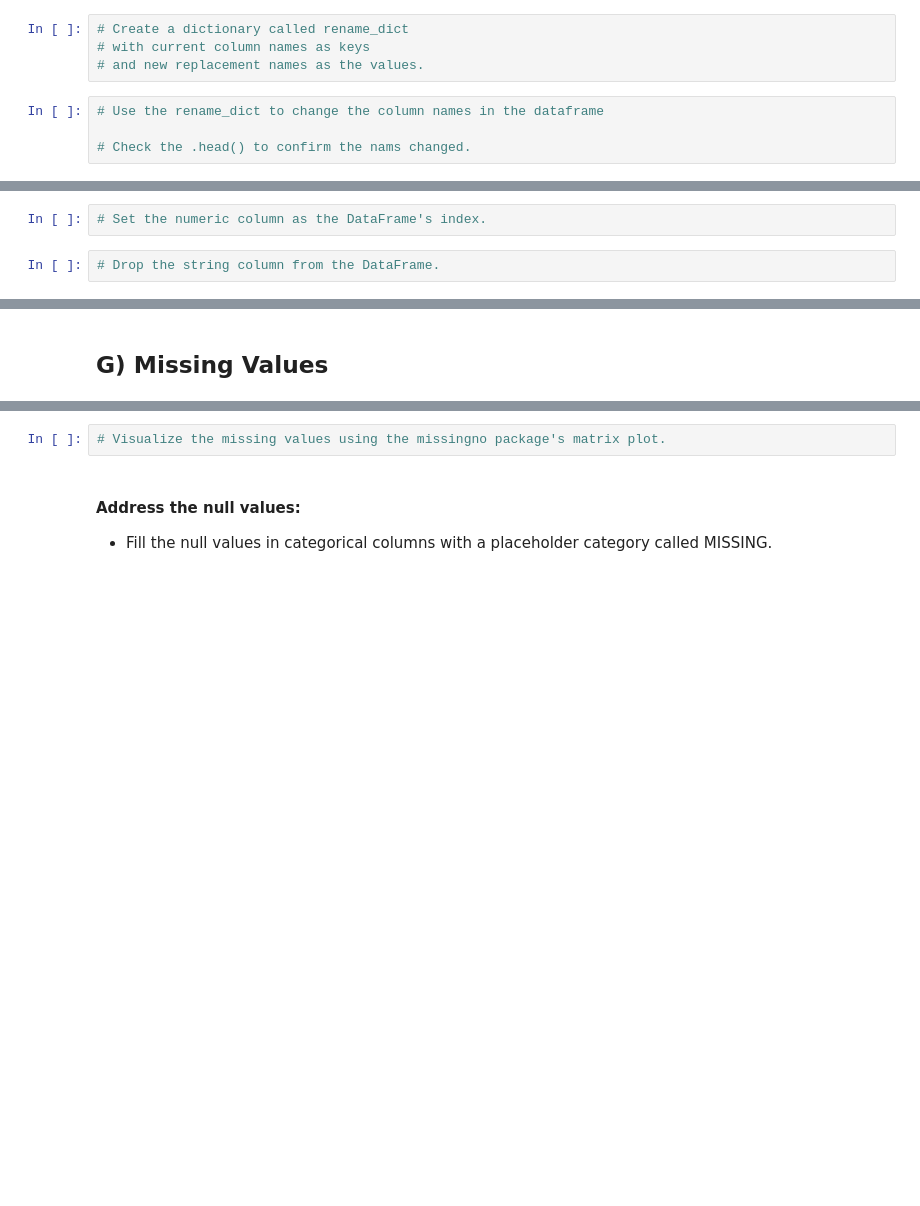
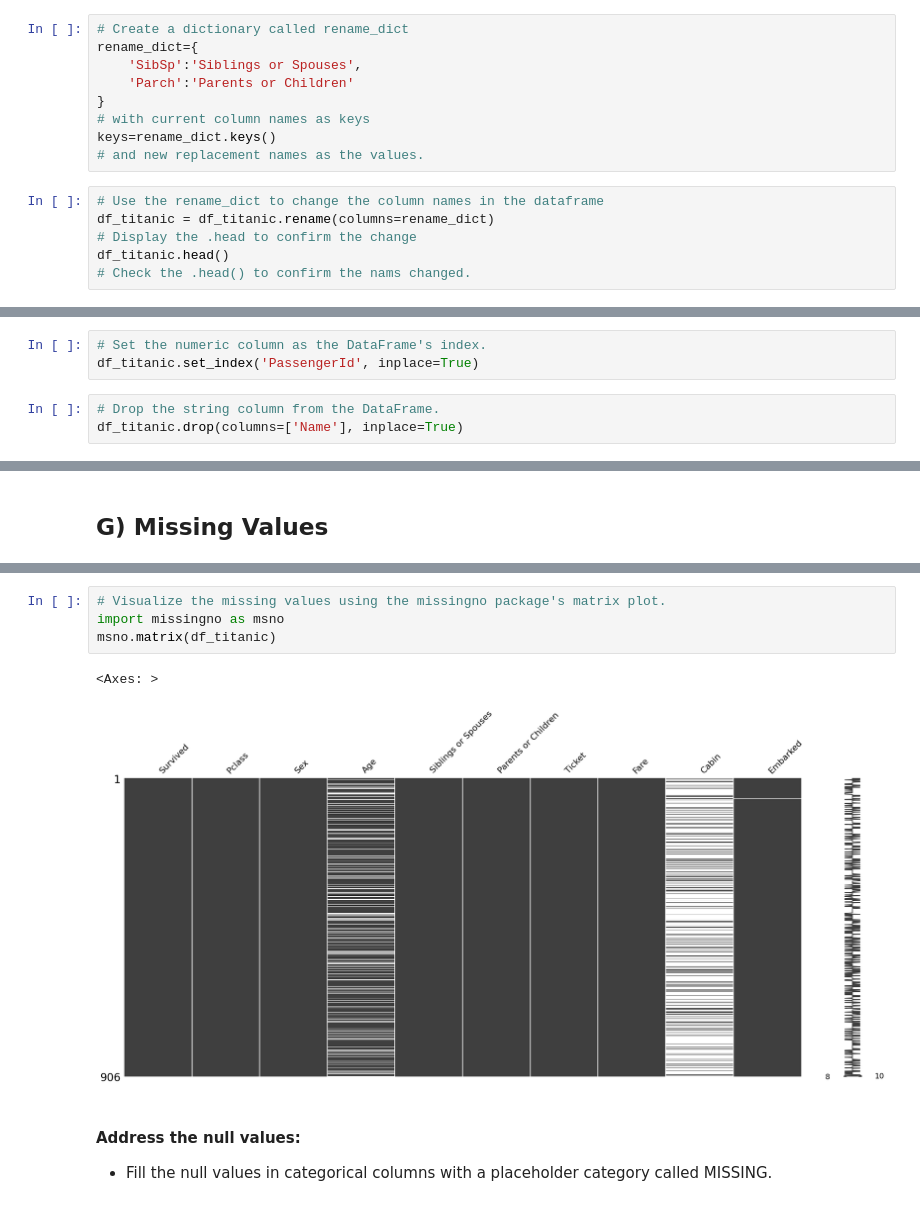
Before and after one commit to bahaa92-maker/prediction-of-product-sales, a Jupyter notebook: Data_Cleaning_Core_Starter_Notebook.ipynb, the cells around one changed output, grey strips where cells are left out. Saved outputs shown, nothing was run; the diff lists cells and outputs as text; blank space fills up the shorter version.

```diff
--- a/Data_Cleaning_Core_Starter_Notebook.ipynb
+++ b/Data_Cleaning_Core_Starter_Notebook.ipynb
@@ -167,9 +340,16 @@ In the cell below:
 - Rename the Parch as "Parents or Children"
 # %%
 # Create a dictionary called rename_dict
+rename_dict={
+    'SibSp':'Siblings or Spouses',
+    'Parch':'Parents or Children'
+}
 # with current column names as keys
+keys=rename_dict.keys()
 # and new replacement names as the values.
 # %%
 # Use the rename_dict to change the column names in the dataframe
-
+df_titanic = df_titanic.rename(columns=rename_dict)
+# Display the .head to confirm the change
+df_titanic.head()
 # Check the .head() to confirm the nams changed.
@@ -233,8 +446,10 @@ In the cell below:
   - Drop the string column from the DataFrame.
 # %%
 # Set the numeric column as the DataFrame's index.
+df_titanic.set_index('PassengerId', inplace=True)
 # %%
 # Drop the string column from the DataFrame.
+df_titanic.drop(columns=['Name'], inplace=True)
 # %% [markdown]
 ___
 # %% [markdown]
@@ -246,5 +491,10 @@ ___
 # %%
 # Visualize the missing values using the missingno package's matrix plot.
+import missingno as msno
+msno.matrix(df_titanic)
+# %% [output]
+<Axes: >
+[figure, added]
 # %% [markdown]
 #### Address the null values:
 
```
Also changed, not shown: parts of 46 cells of this notebook.
